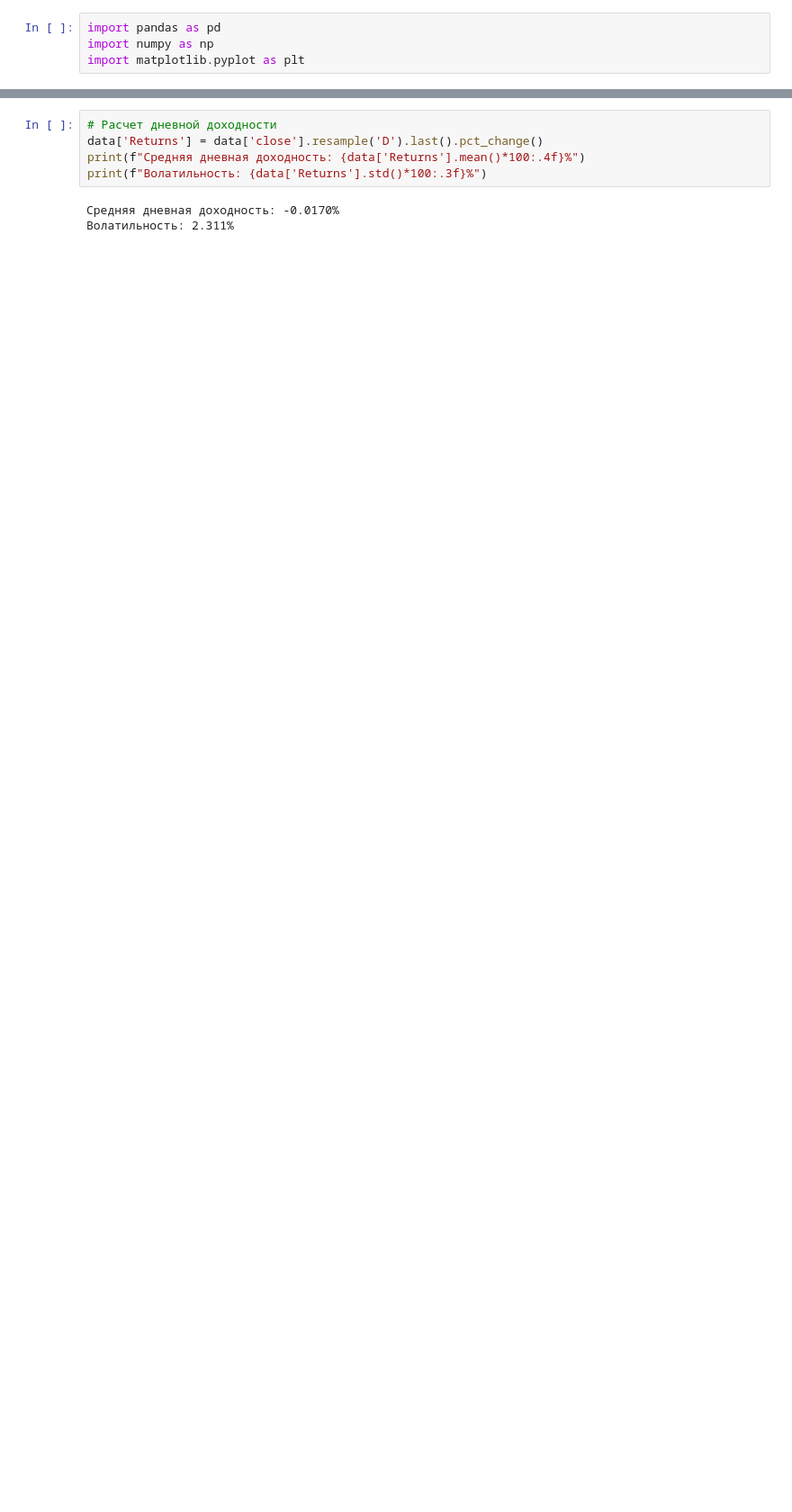
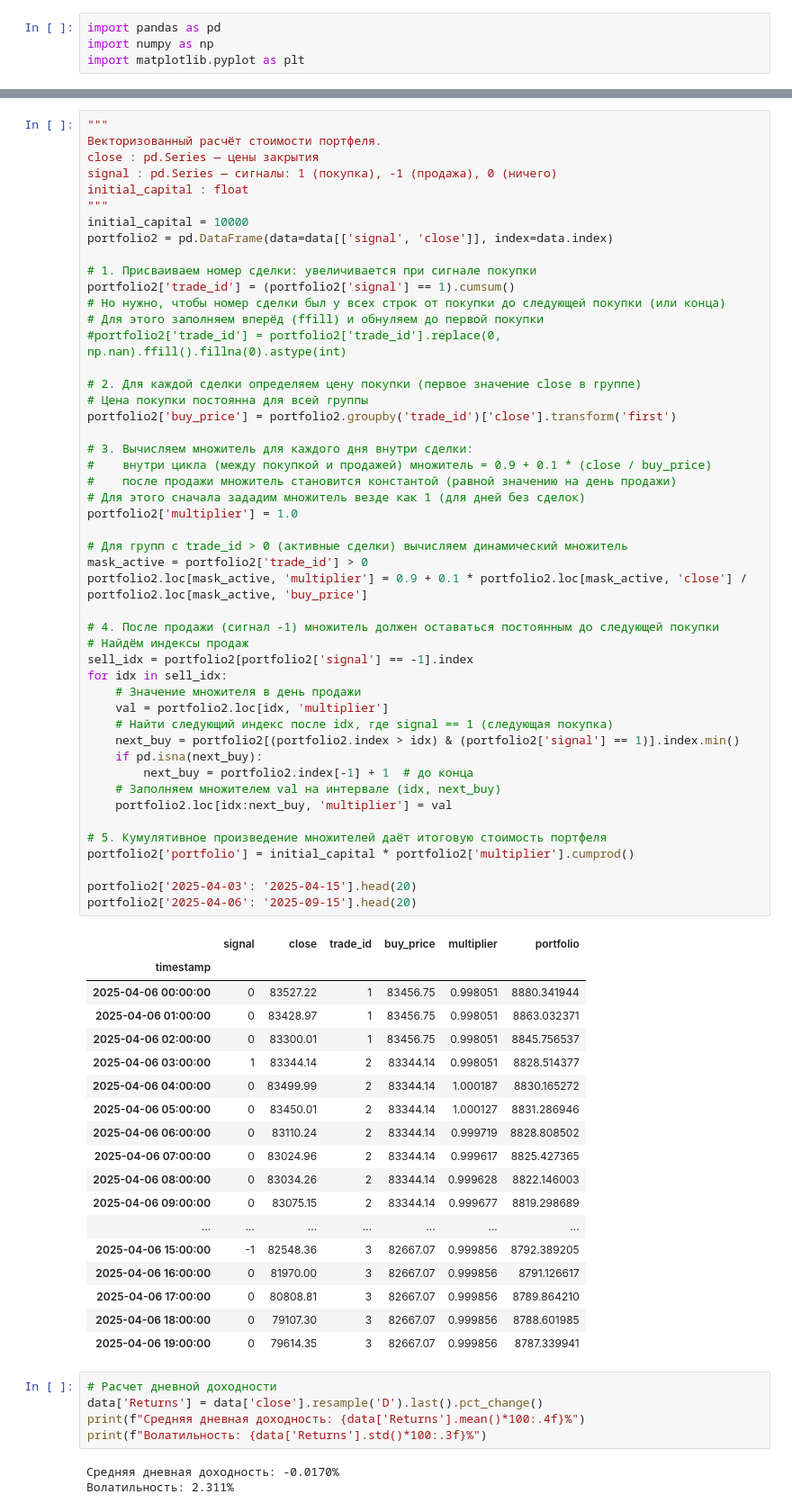
Before and after one commit to AESoldatov/TradingBot, a Jupyter notebook: BackTesting1.ipynb, the cells around one changed output, grey strips where cells are left out. Shown at 90% size. Cells and saved outputs as stored; diff of their text form; blank space fills up the shorter version.

```diff
--- a/BackTesting1.ipynb
+++ b/BackTesting1.ipynb
@@ -46,3 +143,70 @@ plt.show()
+# %%
+"""
+Векторизованный расчёт стоимости портфеля.
+close : pd.Series — цены закрытия
+signal : pd.Series — сигналы: 1 (покупка), -1 (продажа), 0 (ничего)
+initial_capital : float
+"""
+initial_capital = 10000
+portfolio2 = pd.DataFrame(data=data[['signal', 'close']], index=data.index)
+
+# 1. Присваиваем номер сделки: увеличивается при сигнале покупки
+portfolio2['trade_id'] = (portfolio2['signal'] == 1).cumsum()
+# Но нужно, чтобы номер сделки был у всех строк от покупки до следующей покупки (или конца)
+# Для этого заполняем вперёд (ffill) и обнуляем до первой покупки
+#portfolio2['trade_id'] = portfolio2['trade_id'].replace(0, np.nan).ffill().fillna(0).astype(int)
+
+# 2. Для каждой сделки определяем цену покупки (первое значение close в группе)
+# Цена покупки постоянна для всей группы
+portfolio2['buy_price'] = portfolio2.groupby('trade_id')['close'].transform('first')
+
+# 3. Вычисляем множитель для каждого дня внутри сделки:
+#    внутри цикла (между покупкой и продажей) множитель = 0.9 + 0.1 * (close / buy_price)
+#    после продажи множитель становится константой (равной значению на день продажи)
+# Для этого сначала зададим множитель везде как 1 (для дней без сделок)
+portfolio2['multiplier'] = 1.0
+
+# Для групп с trade_id > 0 (активные сделки) вычисляем динамический множитель
+mask_active = portfolio2['trade_id'] > 0
+portfolio2.loc[mask_active, 'multiplier'] = 0.9 + 0.1 * portfolio2.loc[mask_active, 'close'] / portfolio2.loc[mask_active, 'buy_price']
+
+# 4. После продажи (сигнал -1) множитель должен оставаться постоянным до следующей покупки
+# Найдём индексы продаж
+sell_idx = portfolio2[portfolio2['signal'] == -1].index
+for idx in sell_idx:
+    # Значение множителя в день продажи
+    val = portfolio2.loc[idx, 'multiplier']
+    # Найти следующий индекс после idx, где signal == 1 (следующая покупка)
+    next_buy = portfolio2[(portfolio2.index > idx) & (portfolio2['signal'] == 1)].index.min()
+    if pd.isna(next_buy):
+        next_buy = portfolio2.index[-1] + 1  # до конца
+    # Заполняем множителем val на интервале (idx, next_buy)
+    portfolio2.loc[idx:next_buy, 'multiplier'] = val
+
+# 5. Кумулятивное произведение множителей даёт итоговую стоимость портфеля
+portfolio2['portfolio'] = initial_capital * portfolio2['multiplier'].cumprod()
+
+portfolio2['2025-04-03': '2025-04-15'].head(20)
+portfolio2['2025-04-06': '2025-09-15'].head(20)
+# %% [output]
+|  | signal | close | trade_id | buy_price | multiplier | portfolio |
+| timestamp |  |  |  |  |  |  |
+| 2025-04-06 00:00:00 | 0 | 83527.22 | 1 | 83456.75 | 0.998051 | 8880.341944 |
+| 2025-04-06 01:00:00 | 0 | 83428.97 | 1 | 83456.75 | 0.998051 | 8863.032371 |
+| 2025-04-06 02:00:00 | 0 | 83300.01 | 1 | 83456.75 | 0.998051 | 8845.756537 |
+| 2025-04-06 03:00:00 | 1 | 83344.14 | 2 | 83344.14 | 0.998051 | 8828.514377 |
+| 2025-04-06 04:00:00 | 0 | 83499.99 | 2 | 83344.14 | 1.000187 | 8830.165272 |
+| 2025-04-06 05:00:00 | 0 | 83450.01 | 2 | 83344.14 | 1.000127 | 8831.286946 |
+| 2025-04-06 06:00:00 | 0 | 83110.24 | 2 | 83344.14 | 0.999719 | 8828.808502 |
+| 2025-04-06 07:00:00 | 0 | 83024.96 | 2 | 83344.14 | 0.999617 | 8825.427365 |
+| 2025-04-06 08:00:00 | 0 | 83034.26 | 2 | 83344.14 | 0.999628 | 8822.146003 |
+| 2025-04-06 09:00:00 | 0 | 83075.15 | 2 | 83344.14 | 0.999677 | 8819.298689 |
+| ... | ... | ... | ... | ... | ... | ... |
+| 2025-04-06 15:00:00 | -1 | 82548.36 | 3 | 82667.07 | 0.999856 | 8792.389205 |
+| 2025-04-06 16:00:00 | 0 | 81970.00 | 3 | 82667.07 | 0.999856 | 8791.126617 |
+| 2025-04-06 17:00:00 | 0 | 80808.81 | 3 | 82667.07 | 0.999856 | 8789.864210 |
+| 2025-04-06 18:00:00 | 0 | 79107.30 | 3 | 82667.07 | 0.999856 | 8788.601985 |
+| 2025-04-06 19:00:00 | 0 | 79614.35 | 3 | 82667.07 | 0.999856 | 8787.339941 |
 # %%
 # Расчет дневной доходности
 data['Returns'] = data['close'].resample('D').last().pct_change()
```
Also changed, not shown: parts of 6 cells of this notebook.
